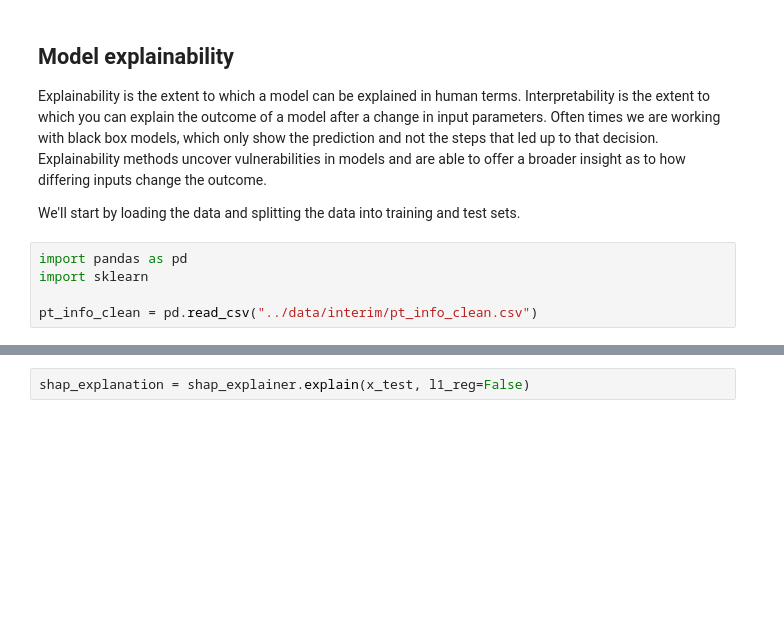
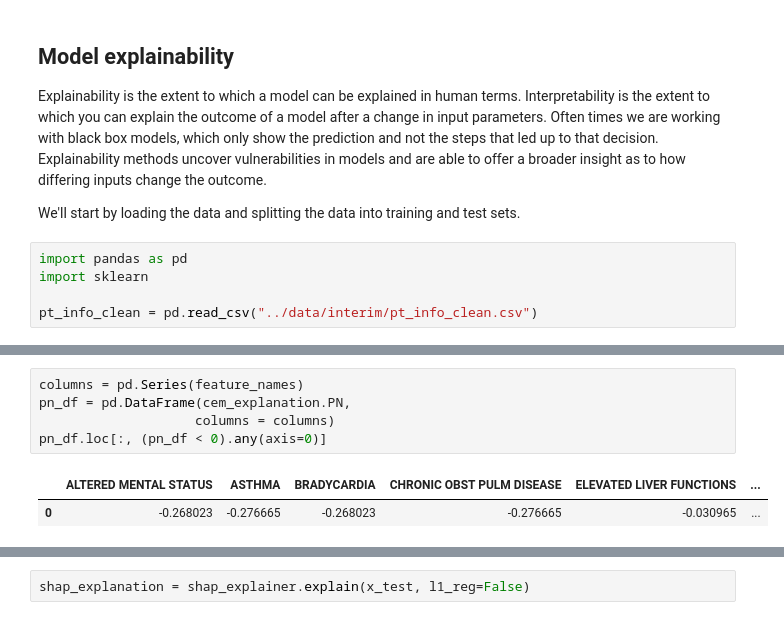
Before and after one commit to isabelizimm/hai-project, a Jupyter notebook: notebooks/04-model-explainability.ipynb, the cells around one changed output, grey strips where cells are left out. Drawn from its saved outputs; the diff is of its cells as text; blank space fills up the shorter version.

```diff
--- a/notebooks/04-model-explainability.ipynb
+++ b/notebooks/04-model-explainability.ipynb
@@ -174,0 +99,8 @@ KernelShap(meta={
+# %%
+columns = pd.Series(feature_names)
+pn_df = pd.DataFrame(cem_explanation.PN,
+                    columns = columns)
+pn_df.loc[:, (pn_df < 0).any(axis=0)]
+# %% [output]
+|  | ALTERED MENTAL STATUS | ASTHMA | BRADYCARDIA | CHRONIC OBST PULM DISEASE | ELEVATED LIVER FUNCTIONS | ... |
+| 0 | -0.268023 | -0.276665 | -0.268023 | -0.276665 | -0.030965 | ... |
```
Also changed, not shown: parts of 40 cells of this notebook, 4 other files.
